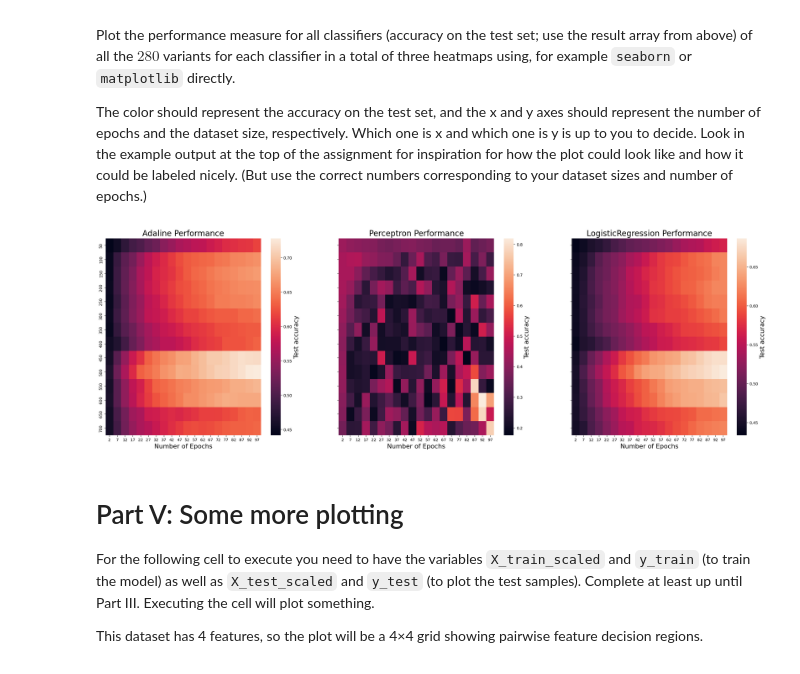
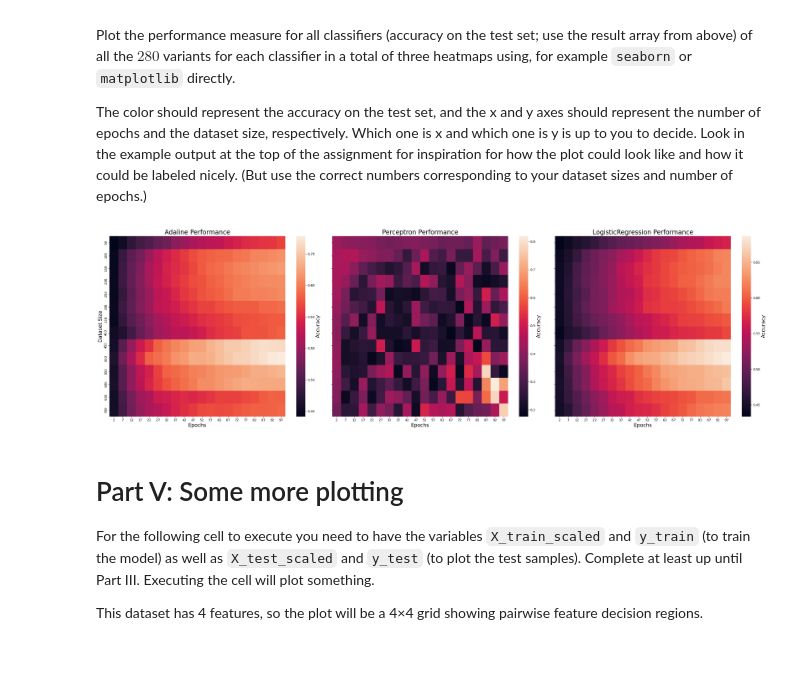
Before and after one commit to JohannesStandal/DAT200, a Jupyter notebook: CA2/CA2_DAT200_26H.ipynb, the cells around one changed output. Cells and saved outputs as stored; diff of their text form; code cells hidden in the pictures.

```diff
--- a/CA2/CA2_DAT200_26H.ipynb
+++ b/CA2/CA2_DAT200_26H.ipynb
@@ -364,31 +364,33 @@ Which one is x and which one is y is up to you to decide. Look in the example ou
 # %%
 # Insert your code below
 # ======================
 fig, axes = plt.subplots(1, 3, sharey=True, figsize=(30,9)) # Creates 3 subplots where they share one y-axis
 
 clf_names = ['Adaline', 'Perceptron', 'LogisticRegression']
 
 x_labels = n_epochs
 y_labels = n_rows
 
 for clf_index, name in enumerate(clf_names):
     data = accuracies[clf_index, :, :] # In previous code a 3D array was made, now we get the 2D array out of it, one by one.
 
     plot = sns.heatmap(
         data,
         xticklabels=x_labels,
         yticklabels=y_labels,
         ax=axes[clf_index]
     )
 
     axes[clf_index].set_title(f'{name} Performance', fontsize=20)
-    axes[clf_index].set_xlabel('Number of Epochs', fontsize=16)
-    cbar = plot.collections[0].colorbar.set_label('Test accuracy', fontsize=16) # creates the colorbar on the side of the heatmap
+    axes[clf_index].set_xlabel('Epochs', fontsize=16)
+    cbar = plot.collections[0].colorbar.set_label('Accuracy', fontsize=16) # creates the colorbar on the side of the heatmap
 
     if clf_index == 0:
         axes[clf_index].set_ylabel('Dataset Size', fontsize=16)
+
+plt.tight_layout() # Adjust layout so nothing overlaps and there are no big gaps between the plots
 # %% [output]
-[figure, old version]
+[figure, new version]
 # %% [markdown]
 # Part V: Some more plotting
 For the following cell to execute you need to have the variables `X_train_scaled` and `y_train` (to train the model) as well as `X_test_scaled` and `y_test` (to plot the test samples).
```
Also changed, not shown: parts of 1 cell of this notebook.
